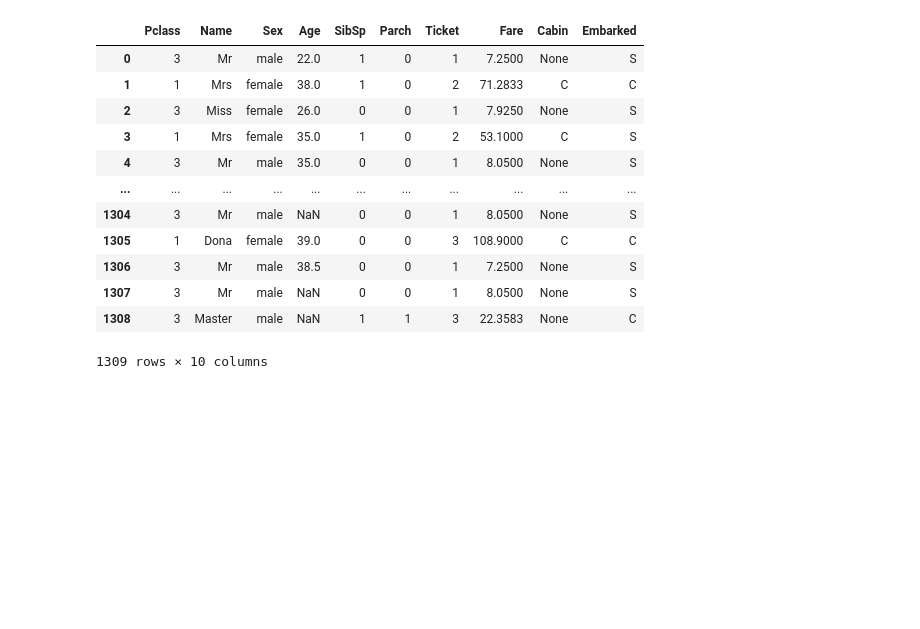
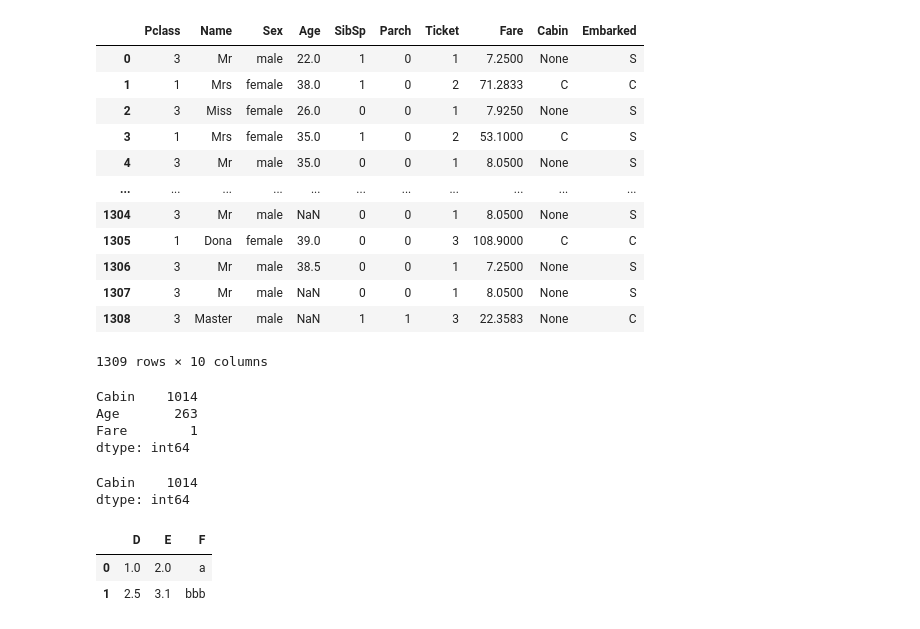
Before and after one commit to ZJCHEN0109/AIMarchinLearn, a Jupyter notebook: titanic.ipynb, the cells around one changed output. Saved outputs shown, nothing was run; the diff lists cells and outputs as text; code cells hidden in the pictures; blank space fills up the shorter version.

```diff
--- a/titanic.ipynb
+++ b/titanic.ipynb
@@ -194,3 +194,37 @@ datas
 | 1307 | 3 | Mr | male | NaN | 0 | 0 | 1 | 8.0500 | None | S |
 | 1308 | 3 | Master | male | NaN | 1 | 1 | 3 | 22.3583 | None | C |
 1309 rows × 10 columns
+# %%
+# 類別: 最常出現
+most=datas["Embarked"].value_counts().idxmax()
+datas["Embarked"] = datas["Embarked"].fillna(most)
+
+# check一下還缺多少
+s = datas.isna().sum()
+s[s != 0].sort_values(ascending=False)
+# %% [output]
+Cabin    1014
+Age       263
+Fare        1
+dtype: int64
+# %%
+# 數值: 中位數
+med = datas.median().drop(["Pclass"])
+datas = datas.fillna(med)
+# check一下還缺多少
+s = datas.isna().sum()
+s[s != 0].sort_values(ascending=False)
+# %% [output]
+Cabin    1014
+dtype: int64
+# %%
+df = pd.DataFrame([
+    [1, 2, "a"],
+    [None, None, None],
+], columns=["D", "E", "F"])
+fill = {"D":2.5, "E":3.1, "F":"bbb"}
+df.fillna(fill)
+# %% [output]
+|  | D | E | F |
+| 0 | 1.0 | 2.0 | a |
+| 1 | 2.5 | 3.1 | bbb |
```
